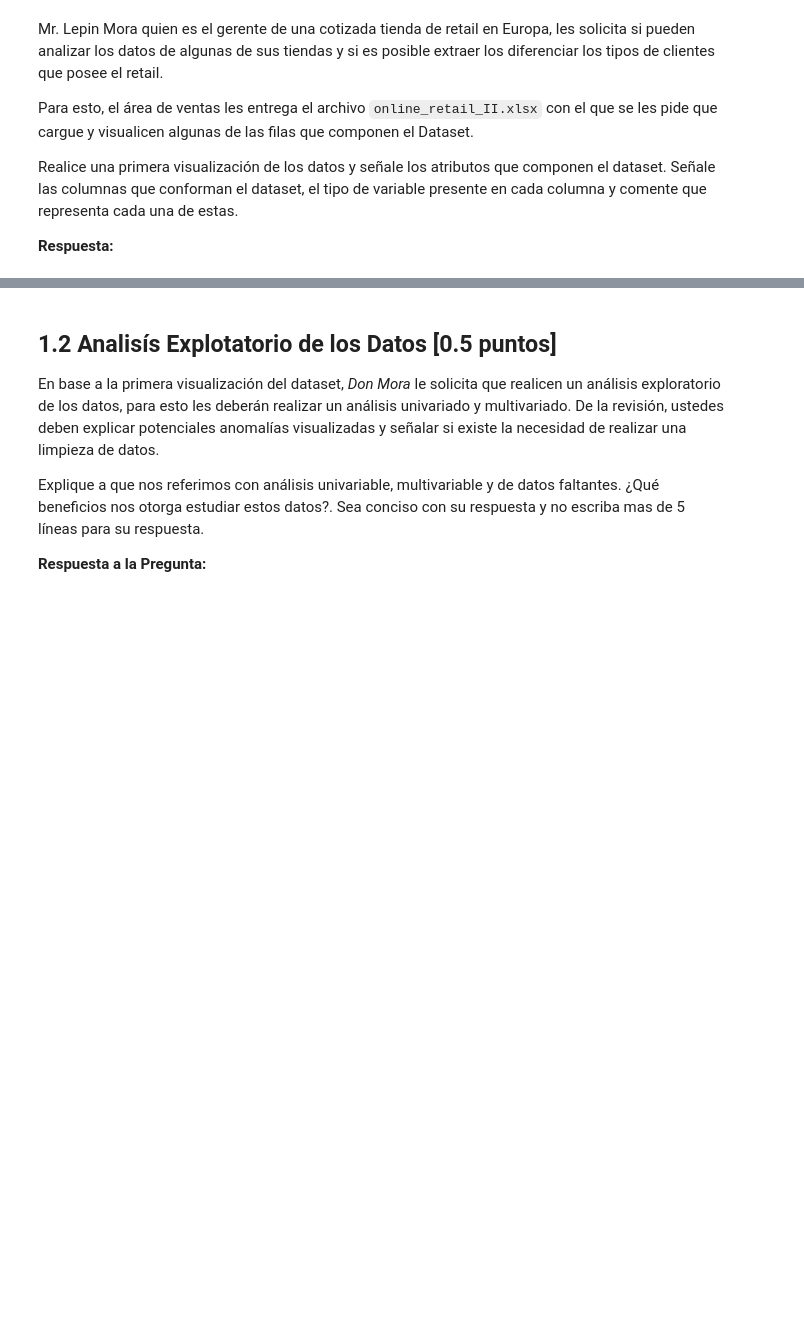
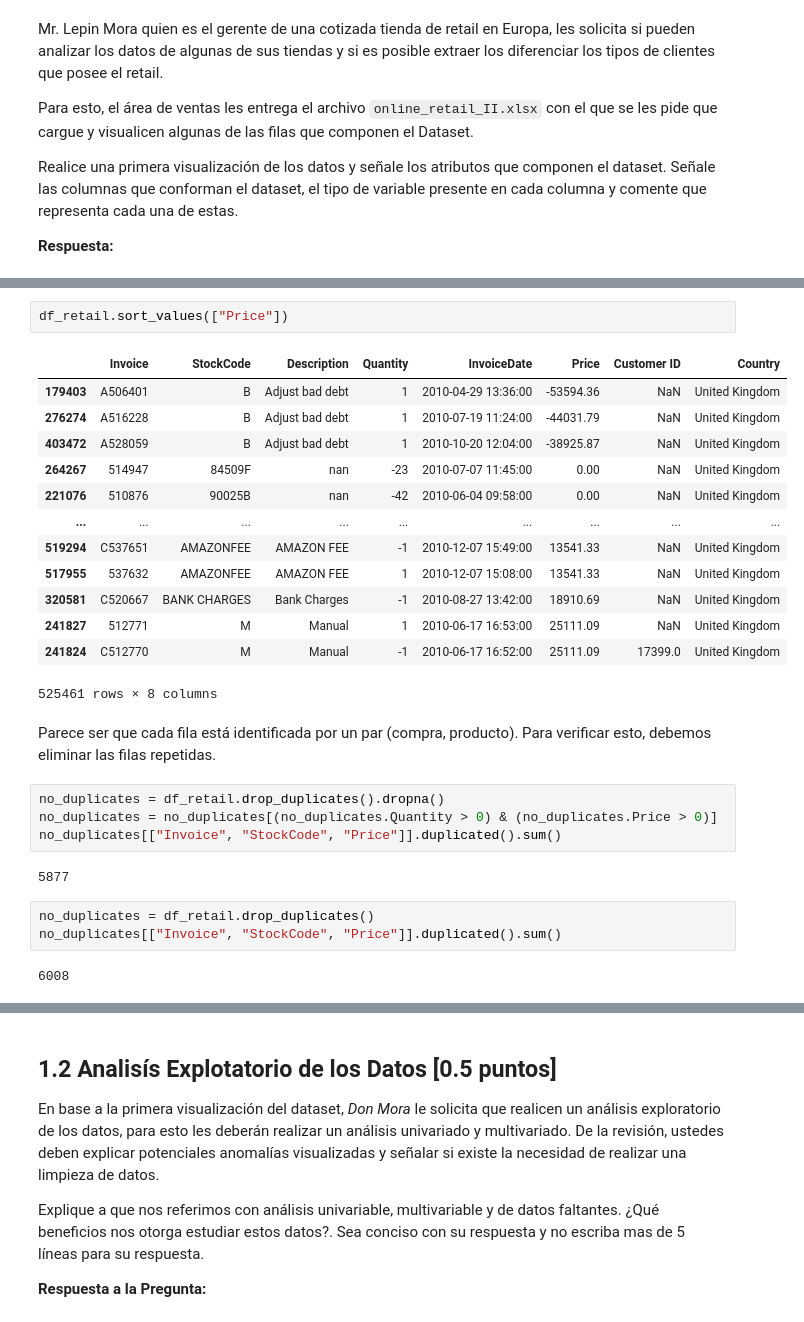
Before and after one commit to johnny-godoy/laboratorios-mds, a Jupyter notebook: lab 5/laboratorio_5.ipynb, the cells around one changed output, grey strips where cells are left out. Drawn from its saved outputs; the diff is of its cells as text; blank space fills up the shorter version.

```diff
--- a/lab 5/laboratorio_5.ipynb
+++ b/lab 5/laboratorio_5.ipynb
@@ -88,0 +120,30 @@ df_retail.head()
+# %%
+df_retail.sort_values(["Price"])
+# %% [output]
+|  | Invoice | StockCode | Description | Quantity | InvoiceDate | Price | Customer ID | Country |
+| 179403 | A506401 | B | Adjust bad debt | 1 | 2010-04-29 13:36:00 | -53594.36 | NaN | United Kingdom |
+| 276274 | A516228 | B | Adjust bad debt | 1 | 2010-07-19 11:24:00 | -44031.79 | NaN | United Kingdom |
+| 403472 | A528059 | B | Adjust bad debt | 1 | 2010-10-20 12:04:00 | -38925.87 | NaN | United Kingdom |
+| 264267 | 514947 | 84509F | nan | -23 | 2010-07-07 11:45:00 | 0.00 | NaN | United Kingdom |
+| 221076 | 510876 | 90025B | nan | -42 | 2010-06-04 09:58:00 | 0.00 | NaN | United Kingdom |
+| ... | ... | ... | ... | ... | ... | ... | ... | ... |
+| 519294 | C537651 | AMAZONFEE | AMAZON FEE | -1 | 2010-12-07 15:49:00 | 13541.33 | NaN | United Kingdom |
+| 517955 | 537632 | AMAZONFEE | AMAZON FEE | 1 | 2010-12-07 15:08:00 | 13541.33 | NaN | United Kingdom |
+| 320581 | C520667 | BANK CHARGES | Bank Charges | -1 | 2010-08-27 13:42:00 | 18910.69 | NaN | United Kingdom |
+| 241827 | 512771 | M | Manual | 1 | 2010-06-17 16:53:00 | 25111.09 | NaN | United Kingdom |
+| 241824 | C512770 | M | Manual | -1 | 2010-06-17 16:52:00 | 25111.09 | 17399.0 | United Kingdom |
+525461 rows × 8 columns
+# %% [markdown]
+Parece ser que cada fila está identificada por un par (compra, producto).
+Para verificar esto, debemos eliminar las filas repetidas.
+# %%
+no_duplicates = df_retail.drop_duplicates().dropna()
+no_duplicates = no_duplicates[(no_duplicates.Quantity > 0) & (no_duplicates.Price > 0)]
+no_duplicates[["Invoice", "StockCode", "Price"]].duplicated().sum()
+# %% [output]
+5877
+# %%
+no_duplicates = df_retail.drop_duplicates()
+no_duplicates[["Invoice", "StockCode", "Price"]].duplicated().sum()
+# %% [output]
+6008
```
Also changed, not shown: parts of 13 cells of this notebook.
